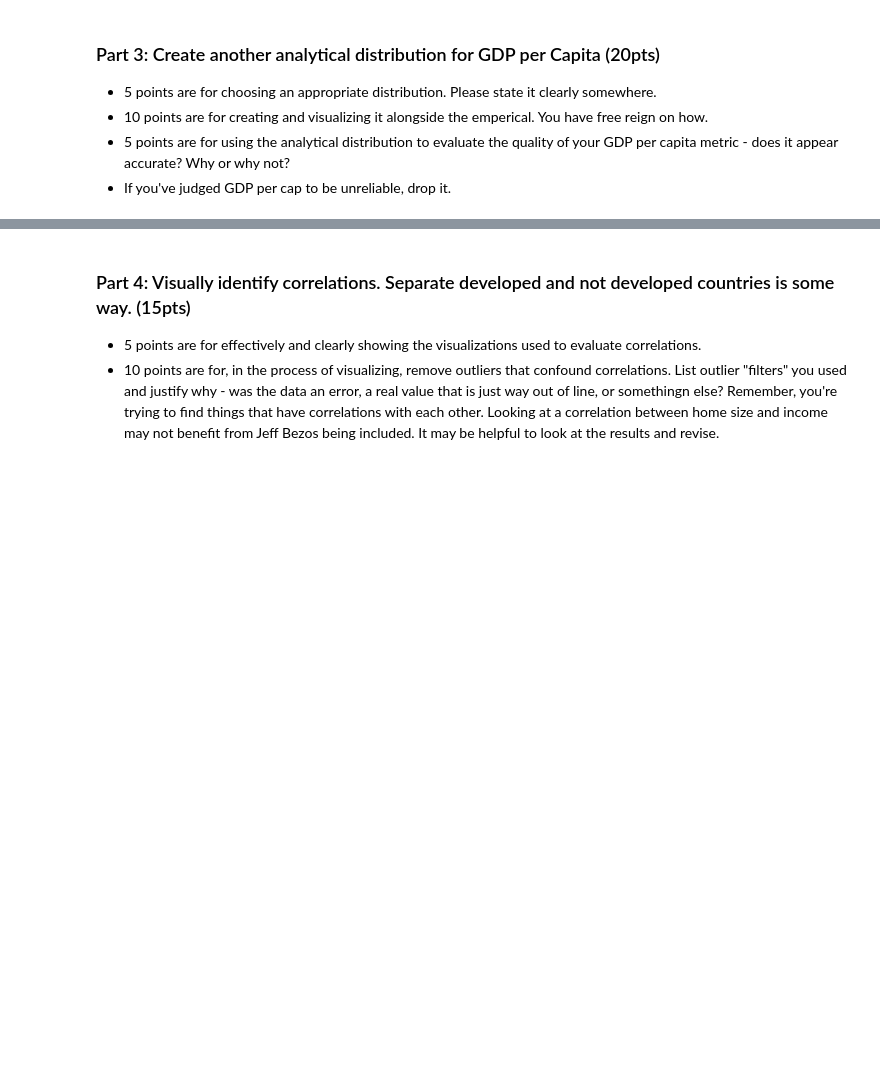
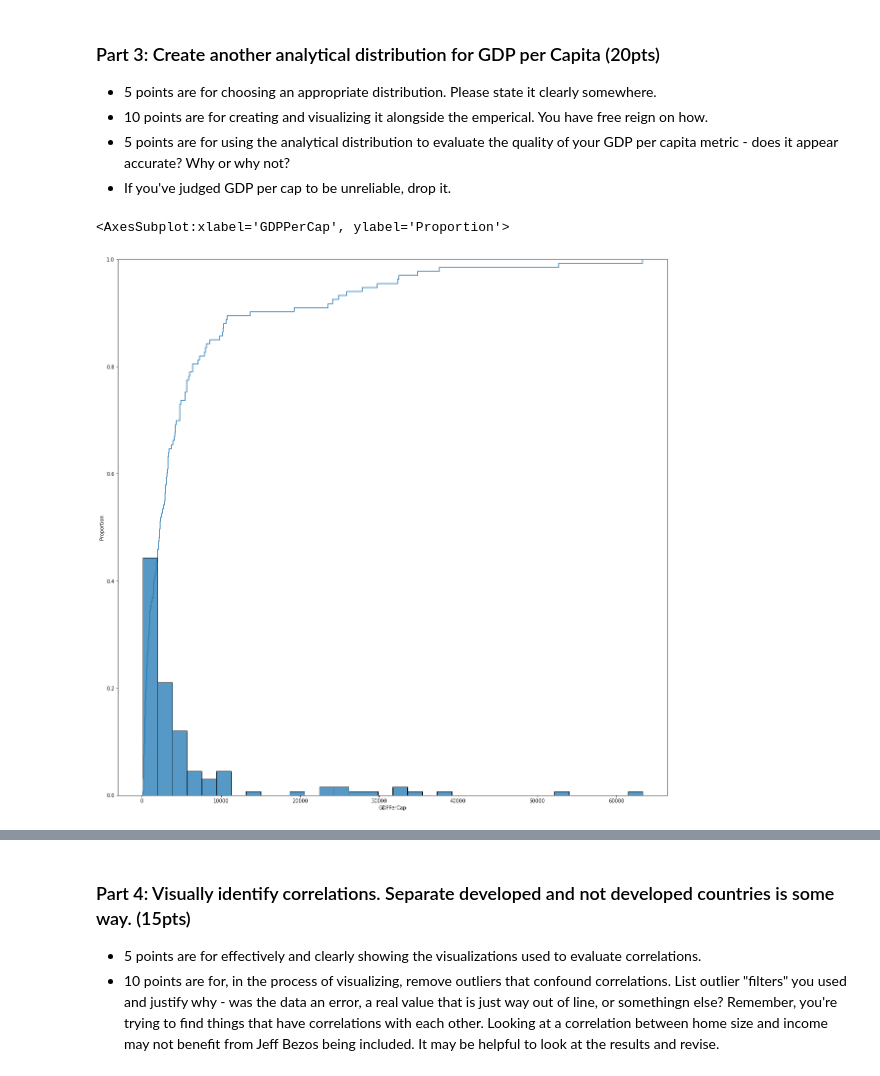
Before and after one commit to shaunmcgregor/BSIP_Assignment_2_Students, a Jupyter notebook: stats_asn_2_start.ipynb, the cells around one changed output, grey strips where cells are left out. Cells and saved outputs as stored; diff of their text form; code cells hidden in the pictures; blank space fills up the shorter version.

```diff
--- a/stats_asn_2_start.ipynb
+++ b/stats_asn_2_start.ipynb
@@ -110,0 +150,8 @@ for i, column in enumerate(dfLE.drop(columns={"Country","isDeveloped"}).columns)
+# %%
+#Analytical for GDP/capita
+#What does it look like again?
+sns.ecdfplot(dfLE["GDPPerCap"])
+sns.histplot(dfLE["GDPPerCap"], stat="proportion")
+# %% [output]
+<AxesSubplot:xlabel='GDPPerCap', ylabel='Proportion'>
+[figure, added]
```
Also changed, not shown: parts of 14 cells of this notebook.
